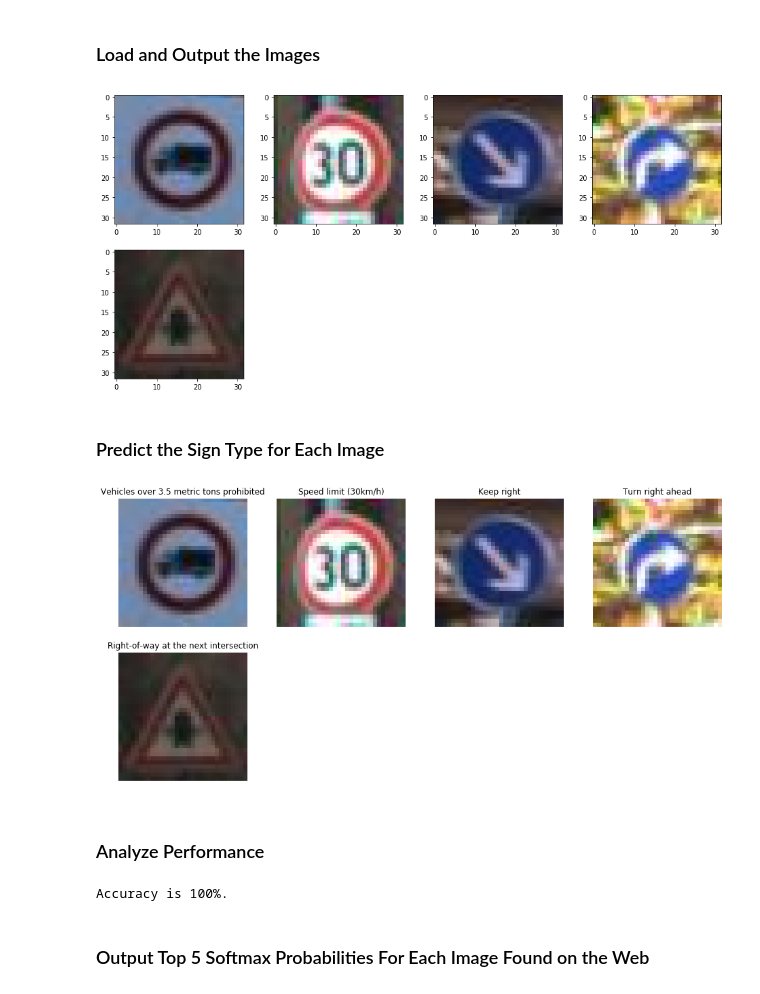
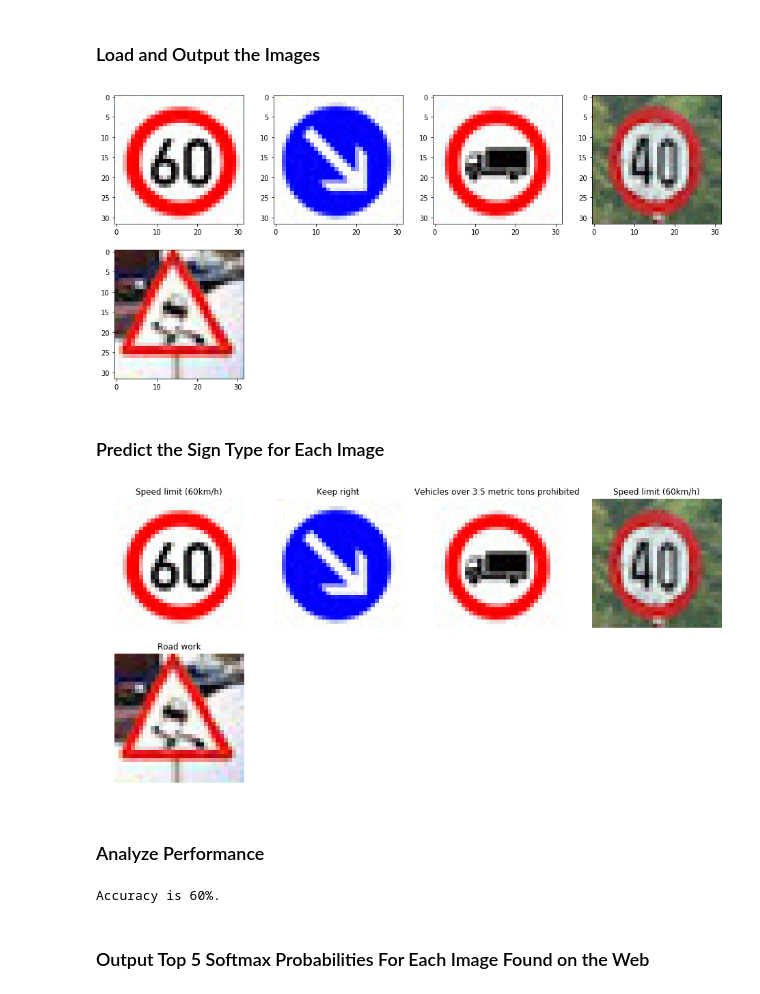
Before and after one commit to morgengc/CarND-Traffic-Sign-Classifier-Project, a Jupyter notebook: Traffic_Sign_Classifier.ipynb, the cells around one changed output. Drawn from its saved outputs; the diff is of its cells as text; code cells hidden in the pictures.

```diff
--- a/Traffic_Sign_Classifier.ipynb
+++ b/Traffic_Sign_Classifier.ipynb
@@ -396,62 +396,60 @@ You may find `signnames.csv` useful as it contains mappings from the class id (i
 ### Load the images and plot them here.
 ### Feel free to use as many code cells as needed.
 
-from PIL import Image
-
-for i in range(0, 5):
-    ppm_name = "./test_images/000" + str(i).zfill(2) + ".ppm"
-    jpg_name = "./test_images/000" + str(i).zfill(2) + ".jpg"
-    img = Image.open(ppm_name)
-    new_img=img.resize((32, 32), Image.BILINEAR)
-    new_img.save(jpg_name, 'jpeg')
+#from PIL import Image
+#
+#for i in range(0, 5):
+#    ppm_name = "./test_images/000" + str(i).zfill(2) + ".ppm"
+#    jpg_name = "./test_images/000" + str(i).zfill(2) + ".jpg"
+#    img = Image.open(ppm_name)
+#    new_img=img.resize((32, 32), Image.BILINEAR)
+#    new_img.save(jpg_name, 'jpeg')
 
 test_images = np.zeros((5,32,32,3), dtype=np.uint8)
 
 plt.figure(figsize=[16, 16])
 for i in range(0, 5):
-    jpg_name = "./test_images/000" + str(i).zfill(2) + ".jpg"
+    jpg_name = "./test_images/image" + str(i+1) + ".jpg"
     img = plt.imread(jpg_name)
     test_images[i] = img
     plt.subplot(4, 4, i+1)
     plt.imshow(img)
 # %% [output]
-[figure, old version]
+[figure, new version]
 # %% [markdown]
 ### Predict the Sign Type for Each Image
 # %%
 ### Run the predictions here and use the model to output the prediction for each image.
 ### Make sure to pre-process the images with the same pre-processing pipeline used earlier.
 ### Feel free to use as many code cells as needed.
 
 test_images_p = process(test_images.astype(np.float32))
 
 with tf.Session() as sess:
     saver.restore(sess, tf.train.latest_checkpoint('.'))
 
     predicted_logits = sess.run(logits, feed_dict={x:test_images_p})
     predicted_labels = np.argmax(predicted_logits, axis=1)
 
 plt.figure(figsize=[16, 16])
 for i in range(0, 5):
-    jpg_name = "./test_images/000" + str(i).zfill(2) + ".jpg"
+    jpg_name = "./test_images/image" + str(i+1) + ".jpg"
     img = plt.imread(jpg_name)
     plt.subplot(4, 4, i+1)
     plt.title(class_dict[str(predicted_labels[i])])
     plt.axis('off')
     plt.imshow(img)
 # %% [output]
-[figure, old version]
+[figure, new version]
 # %% [markdown]
 ### Analyze Performance
 # %%
 ### Calculate the accuracy for these 5 new images.
 ### For example, if the model predicted 1 out of 5 signs correctly, it's 20% accurate on these new images.
 
-# Since I choosed images from the test sets without labels, I have to check out by my eyes.
-# I found all predict labels were correct!
-print("Accuracy is 100%.")
+print("Accuracy is 60%.")
 # %% [output]
-Accuracy is 100%.
+Accuracy is 60%.
 # %% [markdown]
 ### Output Top 5 Softmax Probabilities For Each Image Found on the Web
 # %% [markdown]
```
Also changed, not shown: parts of 5 cells of this notebook, 1 other file.
